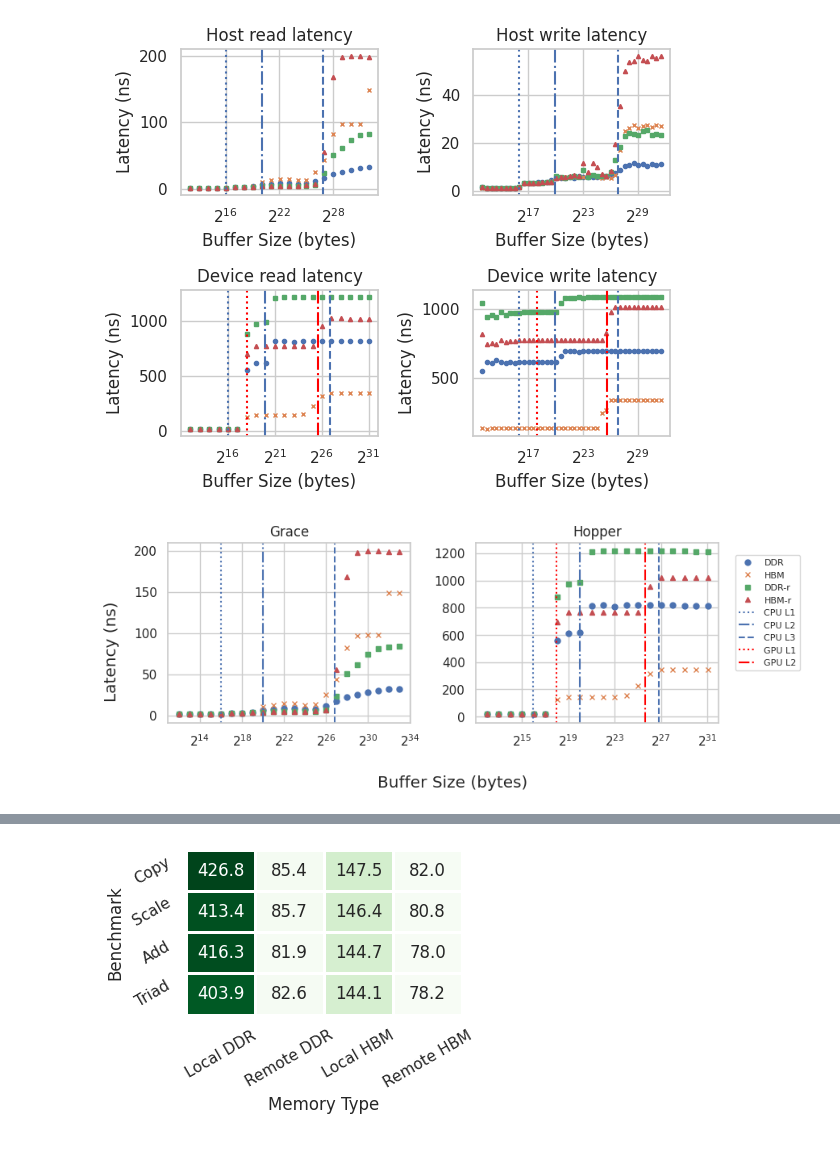
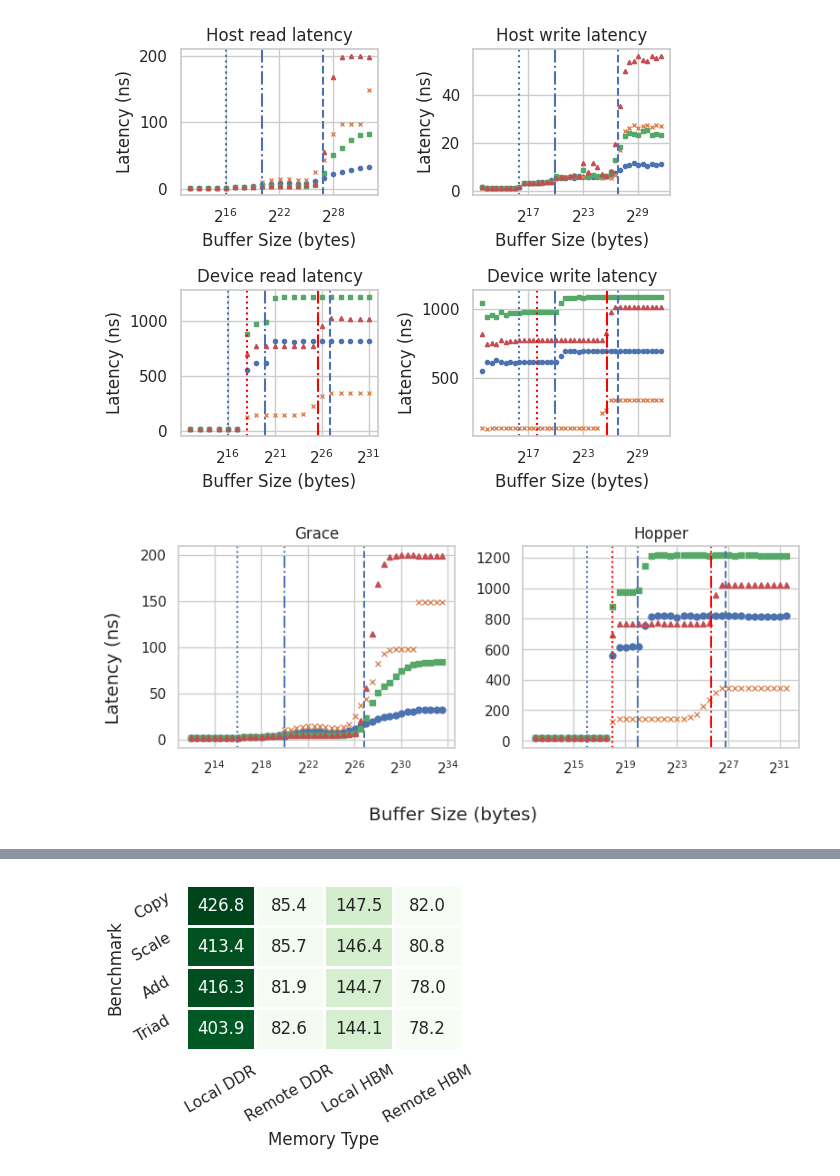
Before and after one commit to ntua-el20062/grace-hopper-benchmark, a Jupyter notebook: src/paper.ipynb, the cells around one changed output, grey strips where cells are left out. Drawn from its saved outputs; the diff is of its cells as text; code cells hidden in the pictures.

```diff
--- a/src/paper.ipynb
+++ b/src/paper.ipynb
@@ -30,29 +23,35 @@ please provide us feedback at https://github.com/pandas-dev/pandas/issues/54466
 # %%
-def make_read_write_graph(ax, basedir, title, scalability=False, n_threads=1, rng=None, latency=False, show_caches=True, is_cpu=True, show_cpu=True, show_gpu=True, remote=False, far=False, skip=1, legend=True, cudamalloc=False, ms=3, labels=True):
+def make_read_write_graph(ax, basedir, title, scalability=False, n_threads=1, rng=None, latency=False, show_caches=True, is_cpu=True, show_cpu=True, show_gpu=True, remote=False, far=False, skip=1, legend=True, cudamalloc=False, ms=3, labels=True, modifier=lambda x: x, transfer=False):
     if far:
         numerical = [int(dir) for dir in os.listdir(basedir + '/hbm_far')]
     elif remote:
         numerical = [int(dir) for dir in os.listdir(basedir + '/hbm_remote')]
     elif cudamalloc:
         numerical = [int(dir) for dir in os.listdir(basedir + '/cudamalloc')]
+    elif transfer:
+        numerical = [int(dir) for dir in os.listdir(basedir + '/pinned')]
     else:
         numerical = [int(dir) for dir in os.listdir(basedir + '/hbm')]
     numerical.sort()
     if rng is not None:
         numerical = numerical[rng[0]:rng[1]]
-    numerical = numerical[::2]
+    #numerical = numerical[::2]
     l = [str(dir) for dir in numerical]
 
-    results1 = list(results_generator(l, basedir + '/ddr', skip=skip))
-    results2 = list(results_generator(l, basedir + '/hbm', skip=skip))
+    results1 = list(results_generator(l, basedir + '/ddr', skip=skip, modifier=modifier))
+    results2 = list(results_generator(l, basedir + '/hbm', skip=skip, modifier=modifier))
     if remote:
-        results3 = list(results_generator(l, basedir + '/ddr_remote', skip=skip))
-        results4 = list(results_generator(l, basedir + '/hbm_remote', skip=skip))
+        results3 = list(results_generator(l, basedir + '/ddr_remote', skip=skip, modifier=modifier))
+        results4 = list(results_generator(l, basedir + '/hbm_remote', skip=skip, modifier=modifier))
     if cudamalloc:
-        results5 = list(results_generator(l, basedir + '/cudamalloc', skip=skip))
+        results5 = list(results_generator(l, basedir + '/cudamalloc', skip=skip, modifier=modifier))
     if far:
-        results6 = list(results_generator(l, basedir + '/ddr_far', skip=skip))
-        results7 = list(results_generator(l, basedir + '/hbm_far', skip=skip))
+        results6 = list(results_generator(l, basedir + '/ddr_far', skip=skip, modifier=modifier))
+        results7 = list(results_generator(l, basedir + '/hbm_far', skip=skip, modifier=modifier))
+    if transfer:
+        results3 = list(results_generator(l, basedir + '/managed', skip=skip, modifier=modifier))
+        results4 = list(results_generator(l, basedir + '/pinned', skip=skip, modifier=modifier))
+
 
     #plt.figure(figsize=(6,4))
     if not scalability:
@@ -81,6 +80,9 @@ def make_read_write_graph(ax, basedir, title, scalability=False, n_threads=1, rn
     if far:
         ax.plot(numerical, results6, '2', ms=ms, label='DDR Far')
         ax.plot(numerical, results7, '3', ms=ms, label='HBM Far')
+    if transfer:
+        ax.plot(numerical, results3, 's', ms=ms, label='Managed')
+        ax.plot(numerical, results4, '^', ms=ms, label='Pinned')
     #ax.plot(numerical, results3, '.', label='MMIO')
     if not scalability and show_caches:
         if show_cpu:
@@ -94,9 +96,9 @@ def make_read_write_graph(ax, basedir, title, scalability=False, n_threads=1, rn
             ax.axvline(x=262144, ls=':', color='red', label = 'GPU L1')
             ax.axvline(x=52428800, ls='-.', color='red', label = 'GPU L2')
     if legend:
-        ax.legend(title='Memory type', fontsize=6)
+        ax.legend(title='Memory type', fontsize=6, fo).get_title().set_fontsize('6')
 
-def make_copy_graph(ax, basedir, title, scalability=False, show_caches=True, ms=3):
+def make_copy_graph(ax, basedir, title, scalability=False, show_caches=True, ms=3, legend=True, is_cpu=True):
     numerical = [int(dir) for dir in os.listdir(basedir + '/hbm_ddr')]
     numerical.sort()
     numerical = numerical[::]
@@ -113,7 +115,10 @@ def make_copy_graph(ax, basedir, title, scalability=False, show_caches=True, ms=
     #ax.yscale('log', base=10)
     ax.set_title(title)
     if scalability:
-        ax.set_xlabel('Num threads/blocks')
+        if is_cpu:
+            ax.set_xlabel('Number of threads')
+        else:
+            ax.set_xlabel('Number of blocks')
     else:
         ax.set_xlabel('Buffer Size (bytes)')
     ax.set_ylabel('Throughput (GB/s)')
@@ -127,4 +132,5 @@ def make_copy_graph(ax, basedir, title, scalability=False, show_caches=True, ms=
         ax.axvline(x=119537664, ls='--', label = 'CPU L3')
         ax.axvline(x=262144, ls=':', color='red', label = 'GPU L1')
         ax.axvline(x=52428800, ls='-.', color='red', label = 'GPU L2')
-    ax.legend(title='Memory type', fontsize=8)
+    if legend:
+        ax.legend(title='', fontsize=6)
@@ -521,16 +492,16 @@ plt.tight_layout()
 # %% [output]
 [figure]
 # %%
-fig, (ax1, ax2) = plt.subplots(1, 2, figsize=(9,3.5))
+fig, (ax1, ax2) = plt.subplots(1, 2, figsize=(8,3.5))
 make_read_write_graph(ax1, 'results/latency/host/scalability', 'Grace', latency=True, show_gpu=False, remote=True, legend=False, ms=5, labels=False)
 make_read_write_graph(ax2, 'results/latency/device/scalability', 'Hopper', latency=True, show_cpu=True, remote=True, legend=False, ms=5, labels=False)
-ax2.legend(loc='center left', bbox_to_anchor=(1.05, 0.61), fontsize=8)
+#ax2.legend(loc='center left', bbox_to_anchor=(1.05, 0.61), fontsize=8)
 #ax4.legend(title='Memory type', framealpha=1.0)
 fig.set_dpi(100)
 fig.supxlabel("Buffer Size (bytes)")
 fig.supylabel("Latency (ns)")
 plt.tight_layout()
 fig.savefig("latency_scalability.pdf", bbox_inches='tight')
 # %% [output]
-[figure, old version]
+[figure, new version]
 # %%
```
Also changed, not shown: parts of 27 cells of this notebook, 24 other files.
